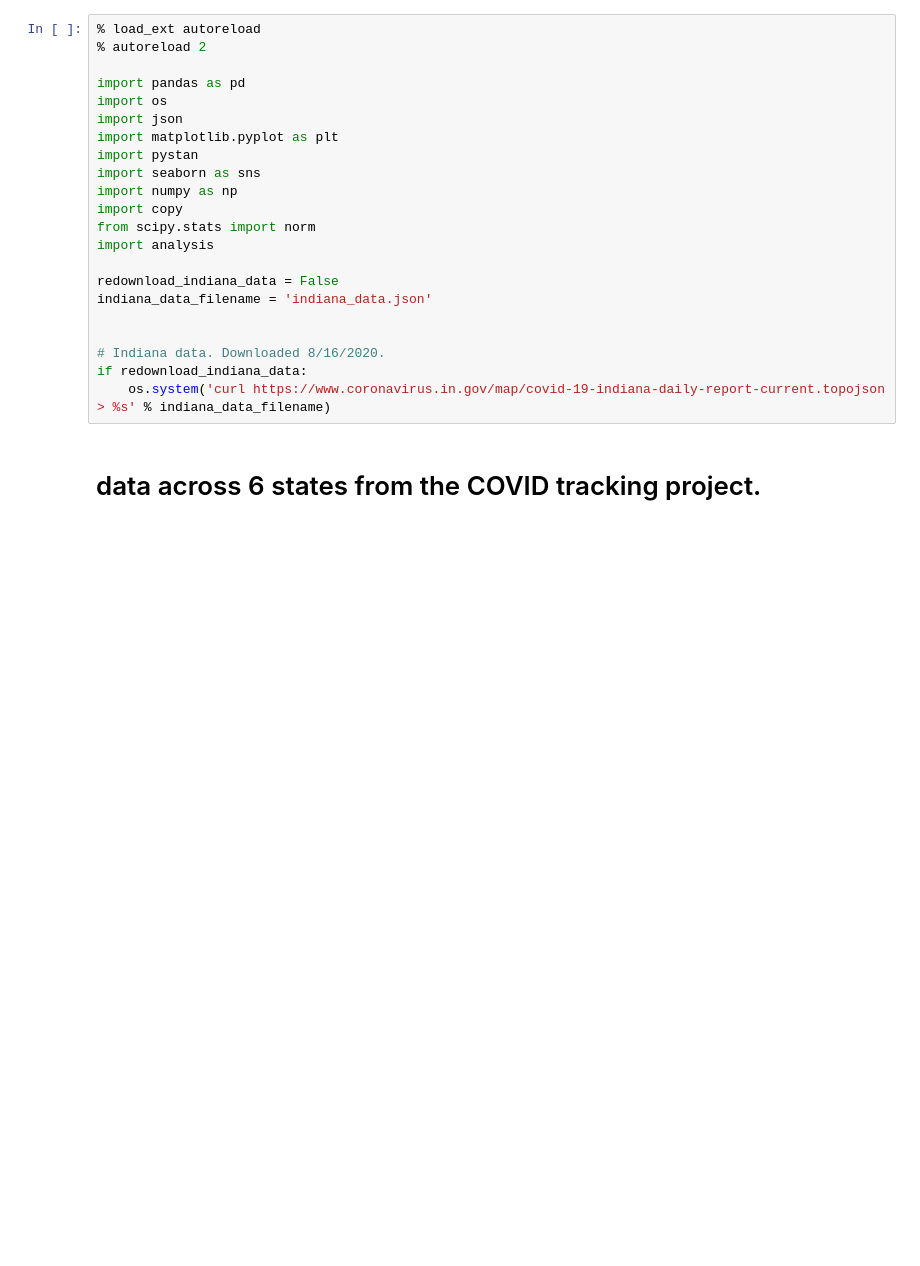
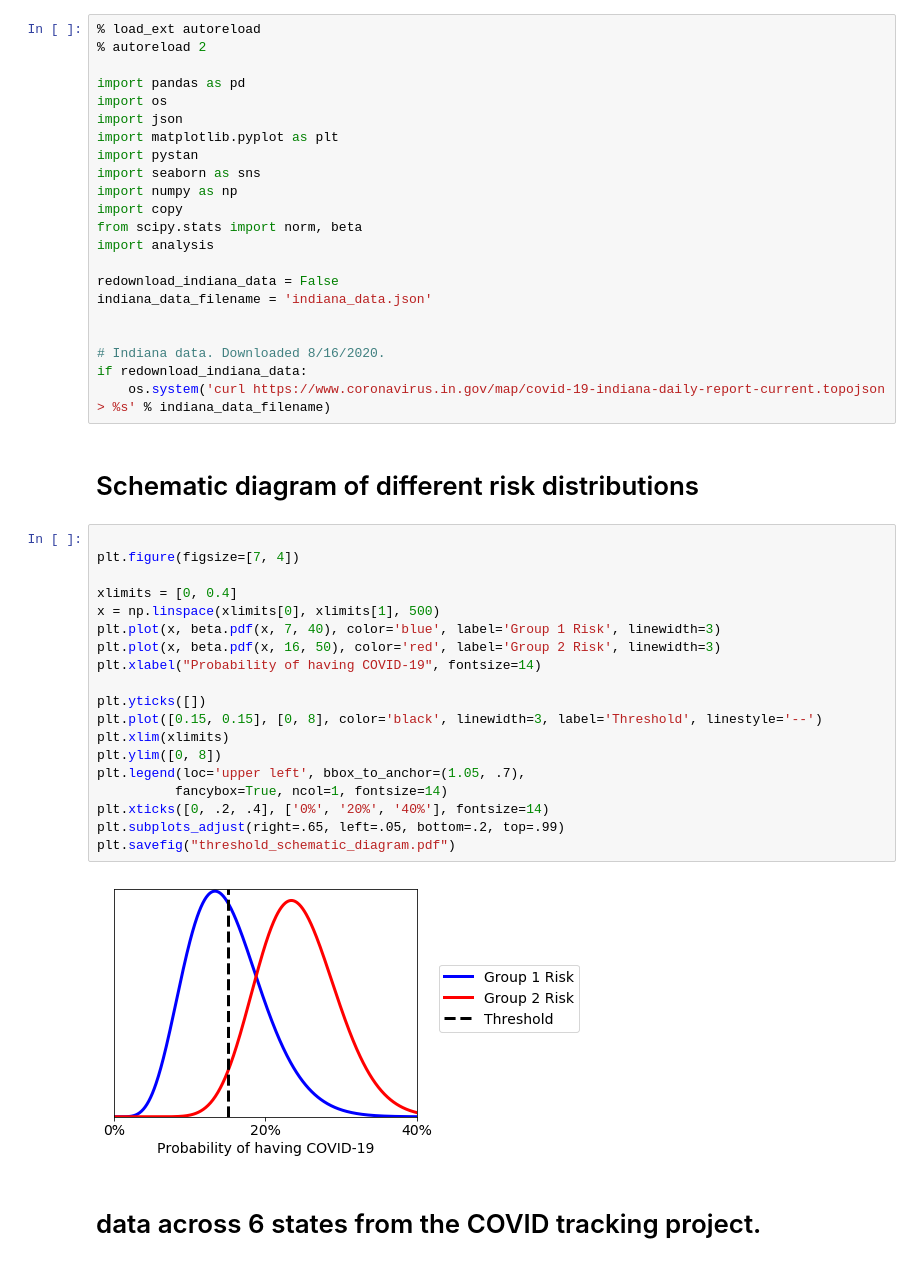
Before and after one commit to epierson9/disease-testing-thresholds, a Jupyter notebook: analysis.ipynb, the cells around one changed output. Saved outputs shown, nothing was run; the diff lists cells and outputs as text; blank space fills up the shorter version.

```diff
--- a/analysis.ipynb
+++ b/analysis.ipynb
@@ -10,7 +10,7 @@ import pystan
 import seaborn as sns
 import numpy as np
 import copy
-from scipy.stats import norm
+from scipy.stats import norm, beta
 import analysis
 
 redownload_indiana_data = False
@@ -20,6 +20,29 @@ indiana_data_filename = 'indiana_data.json'
 # Indiana data. Downloaded 8/16/2020.
 if redownload_indiana_data:
     os.system('curl https://www.coronavirus.in.gov/map/covid-19-indiana-daily-report-current.topojson > %s' % indiana_data_filename)
+# %% [markdown]
+# Schematic diagram of different risk distributions
+# %%
+
+plt.figure(figsize=[7, 4])
+
+xlimits = [0, 0.4]
+x = np.linspace(xlimits[0], xlimits[1], 500)
+plt.plot(x, beta.pdf(x, 7, 40), color='blue', label='Group 1 Risk', linewidth=3)
+plt.plot(x, beta.pdf(x, 16, 50), color='red', label='Group 2 Risk', linewidth=3)
+plt.xlabel("Probability of having COVID-19", fontsize=14)
+
+plt.yticks([])
+plt.plot([0.15, 0.15], [0, 8], color='black', linewidth=3, label='Threshold', linestyle='--')
+plt.xlim(xlimits)
+plt.ylim([0, 8])
+plt.legend(loc='upper left', bbox_to_anchor=(1.05, .7),
+          fancybox=True, ncol=1, fontsize=14)
+plt.xticks([0, .2, .4], ['0%', '20%', '40%'], fontsize=14)
+plt.subplots_adjust(right=.65, left=.05, bottom=.2, top=.99)
+plt.savefig("threshold_schematic_diagram.pdf")
+# %% [output]
+[figure, added]
 # %% [markdown]
 # data across 6 states from the COVID tracking project.
 # %%
```
Also changed, not shown: parts of 3 cells of this notebook, 9 other files.
